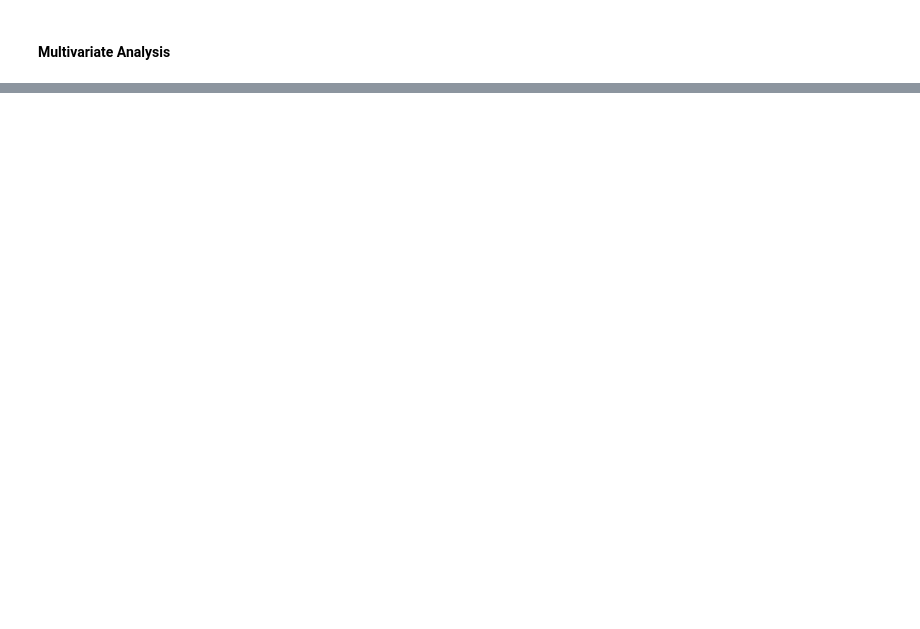
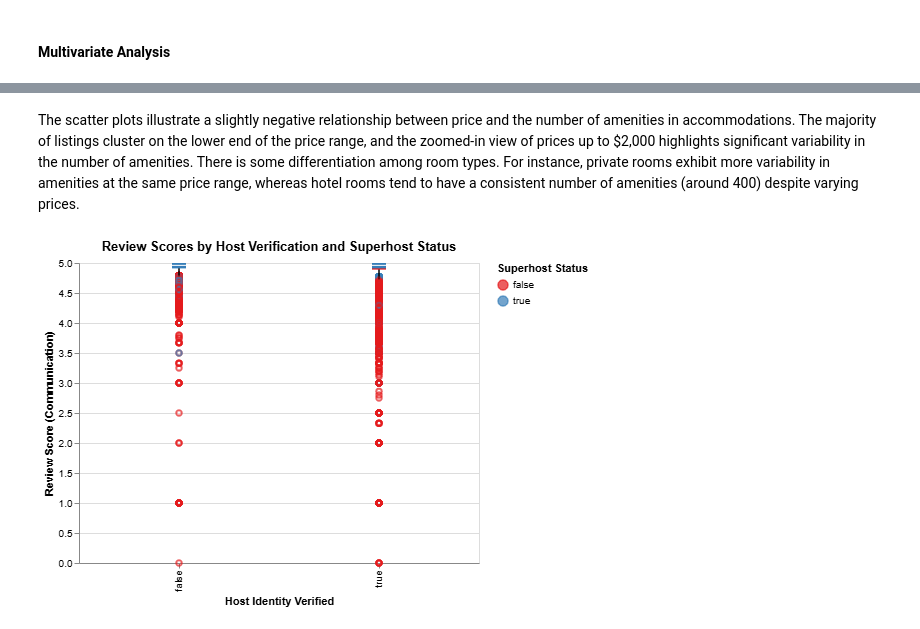
Before and after one commit to erhanjaved/airbnb, a Jupyter notebook: analysis/Carol/analysis2.ipynb, the cells around one changed output, grey strips where cells are left out. Drawn from its saved outputs; the diff is of its cells as text; code cells hidden in the pictures; blank space fills up the shorter version.

```diff
--- a/analysis/Carol/analysis2.ipynb
+++ b/analysis/Carol/analysis2.ipynb
@@ -327,0 +275,18 @@ There are no correlations between the variables.
+# %% [markdown]
+The scatter plots illustrate a slightly negative relationship between price and the number of amenities in accommodations. The majority of listings cluster on the lower end of the price range, and the zoomed-in view of prices up to $2,000 highlights significant variability in the number of amenities. There is some differentiation among room types. For instance, private rooms exhibit more variability in amenities at the same price range, whereas hotel rooms tend to have a consistent number of amenities (around 400) despite varying prices.
+# %%
+#Box plot: Review Score (Communication) by Host Verification and Superhost Status
+boxplot_host_communication = alt.Chart(df_cleaned).mark_boxplot().encode(
+    alt.X('host_identity_verified:N', title='Host Identity Verified'),
+    alt.Y('review_scores_communication:Q', title='Review Score (Communication)'),
+    alt.Color('host_is_superhost:N', title='Superhost Status', scale=alt.Scale(scheme='set1')),
+    tooltip=['host_identity_verified:N', 'host_is_superhost:N', 'review_scores_communication:Q']
+).properties(
+    title='Review Scores by Host Verification and Superhost Status',
+    height=300,
+    width=400
+)
+
+boxplot_host_communication
+# %% [output]
+[figure, added]
```
Also changed, not shown: parts of 48 cells of this notebook, 5 other files.
